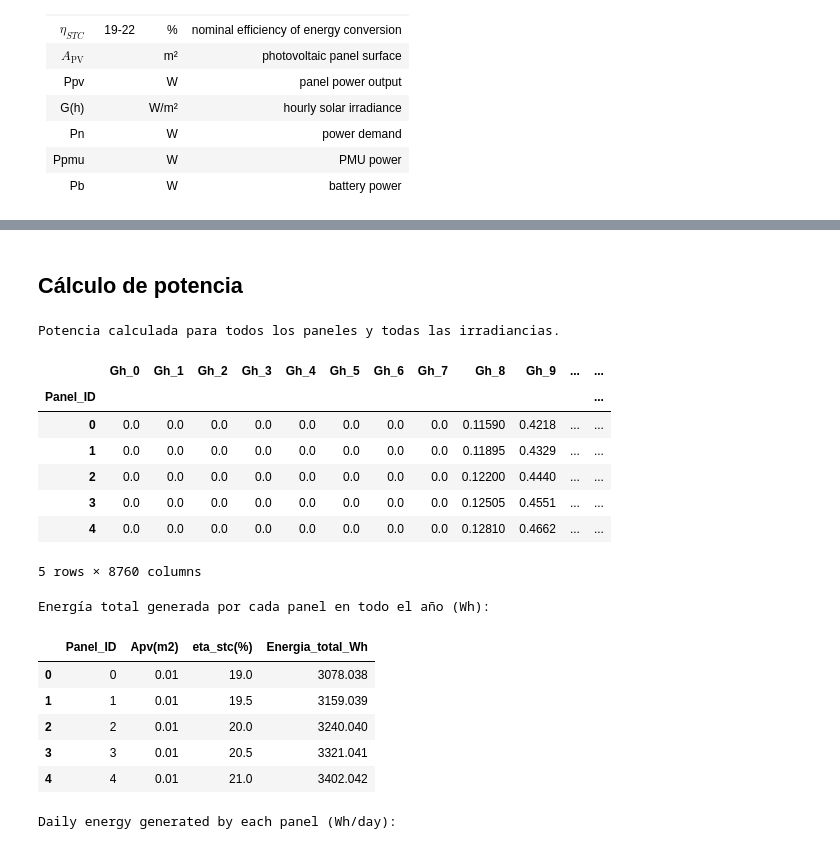
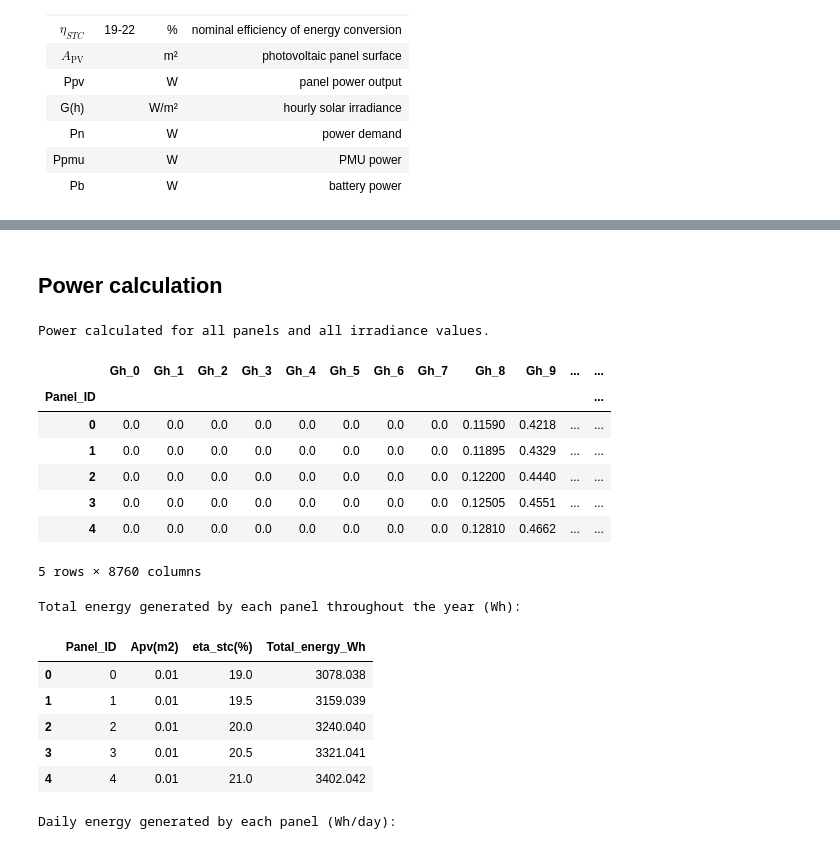
Before and after one commit to UCLM-ARCO/oasis-ehs, a Jupyter notebook: dataset.ipynb, the cells around one changed output, grey strips where cells are left out. Cells and saved outputs as stored; diff of their text form; code cells hidden in the pictures.

```diff
--- a/dataset.ipynb
+++ b/dataset.ipynb
@@ -118,7 +118,7 @@ dtypes: float64(1), int64(4)
 memory usage: 342.3 KB
 None
 # %% [markdown]
-## Cálculo de potencia
+## Power calculation
 # %%
 def panel_power(Gh, Apv, nstc):
     return Gh * Apv * nstc
@@ -134,12 +134,12 @@ def get_irradiance(day, hour):
     gh_column = data.columns[3]  # G(h) - W/m2
     return row.iloc[0][gh_column]
 # %%
-# Calcular la potencia de cada panel para cada valor de irradiancia
+# Calculate the power of each panel for each irradiance value
 
 panel_powers = []
 for idx, panel in panels_df.iterrows():
     Apv = panel['Apv(m2)']
-    nstc = panel['eta_stc(%)'] / 100  # convertir a fracción
+    nstc = panel['eta_stc(%)'] / 100  # convert to fraction
 
     powers = []
     for Gh in data[data.columns[3]]:
@@ -150,10 +150,10 @@ panel_powers = pd.DataFrame(panel_powers)
 panel_powers.index = panels_df['Panel_ID']
 panel_powers.columns = [f"Gh_{i}" for i in range(len(panel_powers.columns))]
 
-print("Potencia calculada para todos los paneles y todas las irradiancias.")
+print("Power calculated for all panels and all irradiance values.")
 display(panel_powers.head())
 # %% [output]
-Potencia calculada para todos los paneles y todas las irradiancias.
+Power calculated for all panels and all irradiance values.
 |  | Gh_0 | Gh_1 | Gh_2 | Gh_3 | Gh_4 | Gh_5 | Gh_6 | Gh_7 | Gh_8 | Gh_9 | ... | ... |
 | Panel_ID |  |  |  |  |  |  |  |  |  |  |  | ... |
 | 0 | 0.0 | 0.0 | 0.0 | 0.0 | 0.0 | 0.0 | 0.0 | 0.0 | 0.11590 | 0.4218 | ... | ... |
@@ -163,16 +163,16 @@ Potencia calculada para todos los paneles y todas las irradiancias.
 | 4 | 0.0 | 0.0 | 0.0 | 0.0 | 0.0 | 0.0 | 0.0 | 0.0 | 0.12810 | 0.4662 | ... | ... |
 5 rows × 8760 columns
 # %%
-# Calcular la energía total generada por cada panel a lo largo de todo el año (Wh)
-# La energía por hora es igual a la potencia por hora (Wh)
-energia_total_panel = panel_powers.sum(axis=1)
-paneles_con_energia = panels_df.copy()
-paneles_con_energia['Energia_total_Wh'] = energia_total_panel
-print("Energía total generada por cada panel en todo el año (Wh):")
-display(paneles_con_energia[['Panel_ID', 'Apv(m2)', 'eta_stc(%)', 'Energia_total_Wh']].head())
+# Calculate the total energy generated by each panel throughout the year (Wh)
+# The energy per hour is equal to the power per hour (Wh)
+total_panel_energy = panel_powers.sum(axis=1)
+panels_with_energy = panels_df.copy()
+panels_with_energy['Total_energy_Wh'] = total_panel_energy
+print("Total energy generated by each panel throughout the year (Wh):")
+display(panels_with_energy[['Panel_ID', 'Apv(m2)', 'eta_stc(%)', 'Total_energy_Wh']].head())
 # %% [output]
-Energía total generada por cada panel en todo el año (Wh):
+Total energy generated by each panel throughout the year (Wh):
-|  | Panel_ID | Apv(m2) | eta_stc(%) | Energia_total_Wh |
+|  | Panel_ID | Apv(m2) | eta_stc(%) | Total_energy_Wh |
 | 0 | 0 | 0.01 | 19.0 | 3078.038 |
 | 1 | 1 | 0.01 | 19.5 | 3159.039 |
 | 2 | 2 | 0.01 | 20.0 | 3240.040 |
```
Also changed, not shown: parts of 6 cells of this notebook.
